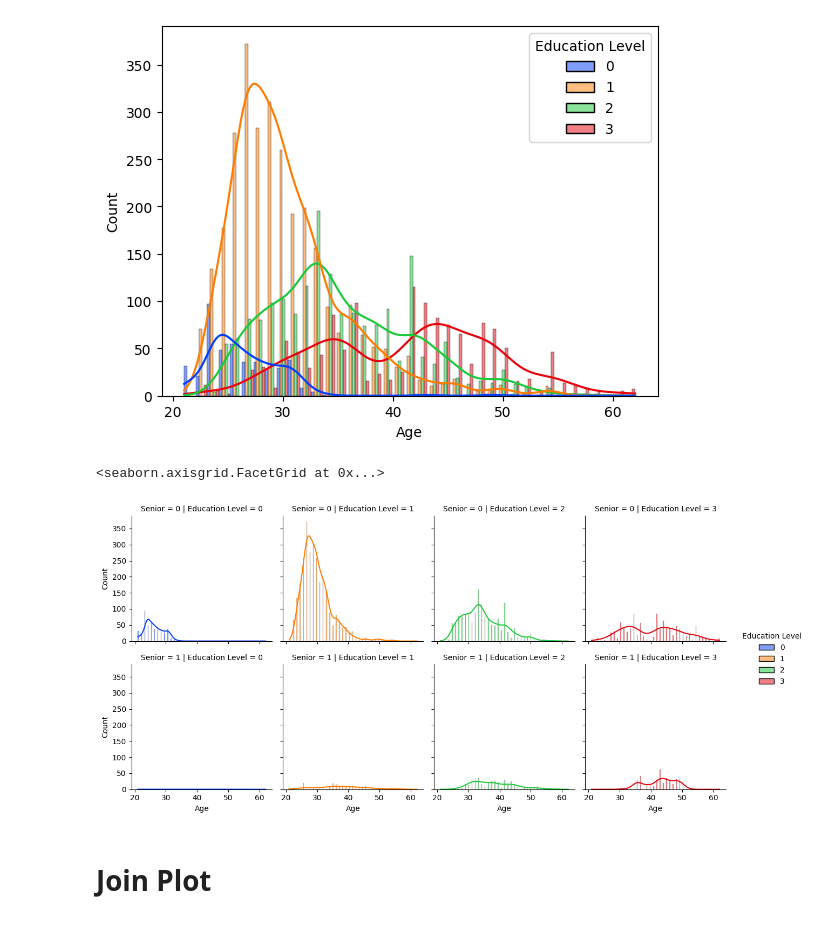
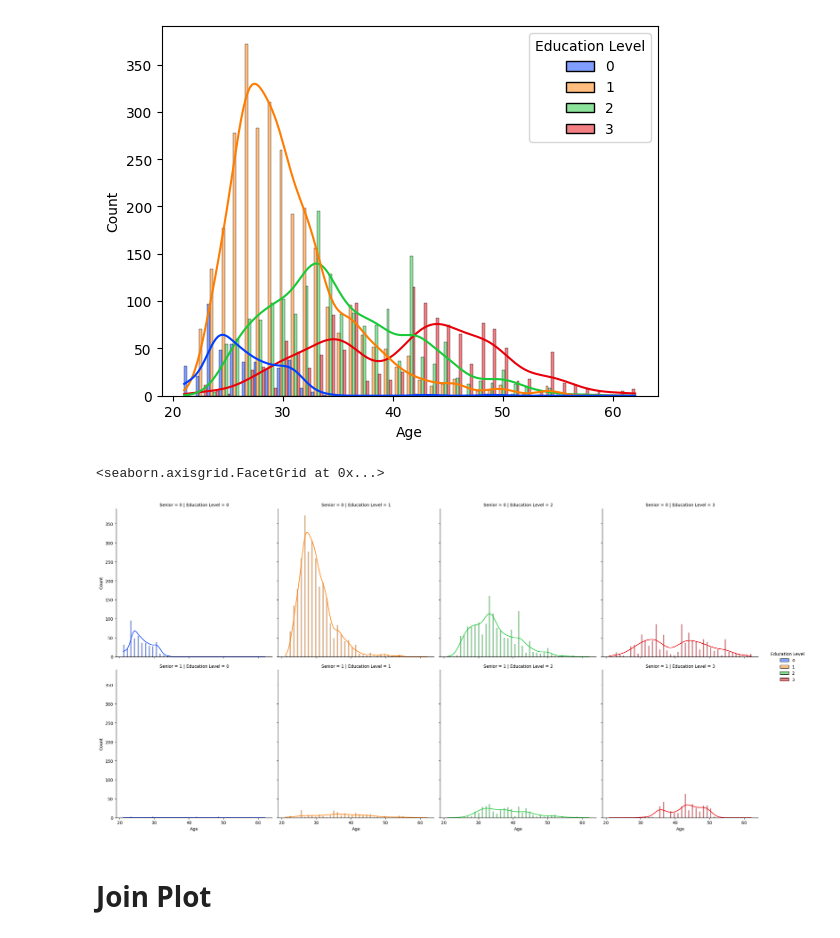
Before and after one commit to Ganavi-KH/Data-Visualization, a Jupyter notebook: Seaborn Data Visualization.ipynb, the cells around one changed output. Drawn from its saved outputs; the diff is of its cells as text; code cells hidden in the pictures.

Commit message:
Visualizaton Updated

```diff
--- a/Seaborn Data Visualization.ipynb
+++ b/Seaborn Data Visualization.ipynb
@@ -84,9 +97,9 @@ sns.histplot(x='Age', data=df, hue='Education Level', palette='bright', kde=True
 [figure]
 # %%
 sns.displot(x='Age', data=df, hue='Education Level', palette='bright', kde=True, multiple='dodge',
-            col='Education Level', row='Senior', height=3, aspect=1)
+            col='Education Level', row='Senior', height=5.5, aspect=1)
 # %% [output]
 <seaborn.axisgrid.FacetGrid at 0x...>
-[figure, old version]
+[figure, new version]
 # %% [markdown]
 # Join Plot
```
Also changed, not shown: parts of 5 cells of this notebook, 1 other file.
